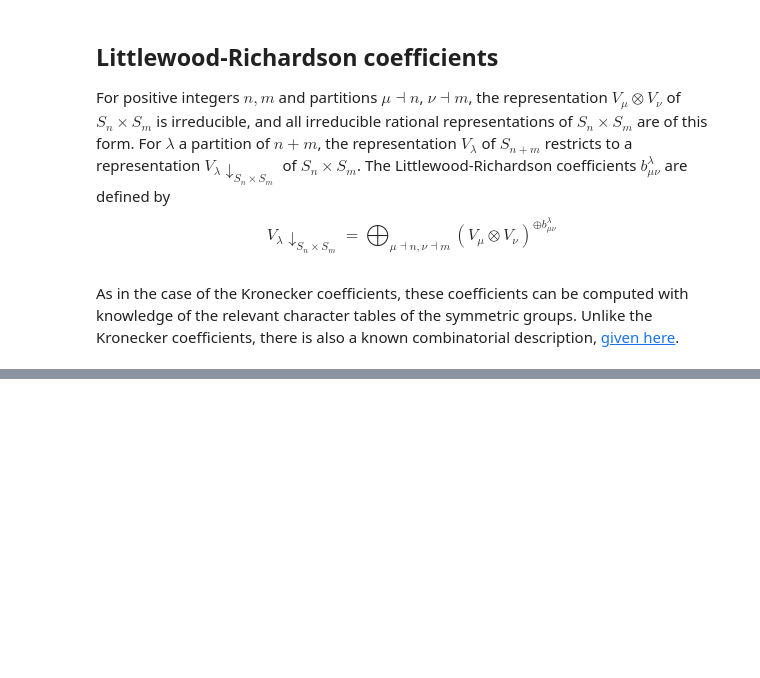
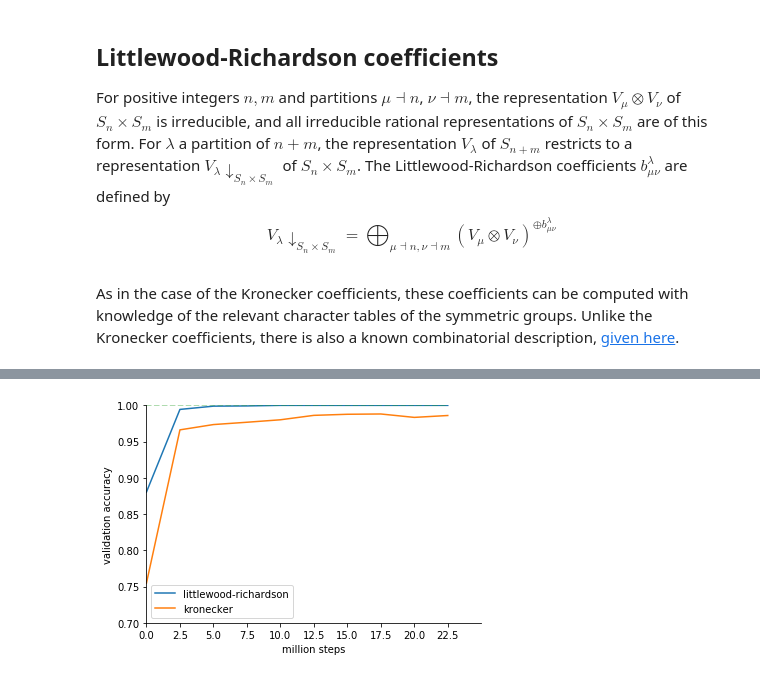
Before and after one commit to benenharrington/transformer-kronecker-coefficients, a Jupyter notebook: README.ipynb, the cells around one changed output, grey strips where cells are left out. Drawn from its saved outputs; the diff is of its cells as text; code cells hidden in the pictures; blank space fills up the shorter version.

```diff
--- a/README.ipynb
+++ b/README.ipynb
@@ -89,0 +107,18 @@ I think it'd be neat to split off the coefficients for any entire symmetric grou
+# %%
+val_data_lr = [0.8804,  0.9944, 0.9989, 0.9992, 1, 1, 1, 1, 1, 1]
+val_data_kron = [0.7548, 0.9662, 0.9735, 0.9767, 0.9801, 0.9862, 0.9877, 0.9881, 0.9834, 0.9860]
+fig, ax = plt.subplots()
+ax.spines["right"].set_visible(False)
+ax.spines["top"].set_visible(False)
+plt.plot([2.5*i for i in range(0, 10)], val_data_lr, label='littlewood-richardson')
+plt.plot([2.5*i for i in range(0, 10)], val_data_kron, label='kronecker')
+plt.plot([2.5*i for i in range(0, 10)], [1 for i in range(0, 10)], '--', alpha=0.5)
+plt.xticks([2.5*i for i in range(0, 10)])
+plt.xlabel('million steps')
+plt.ylabel('validation accuracy')
+plt.legend()
+plt.ylim(0.7, 1.0)
+plt.xlim(0, 2.5*10)
+plt.show()
+# %% [output]
+[figure, added]
```
Also changed, not shown: parts of 13 cells of this notebook, 3 other files.
